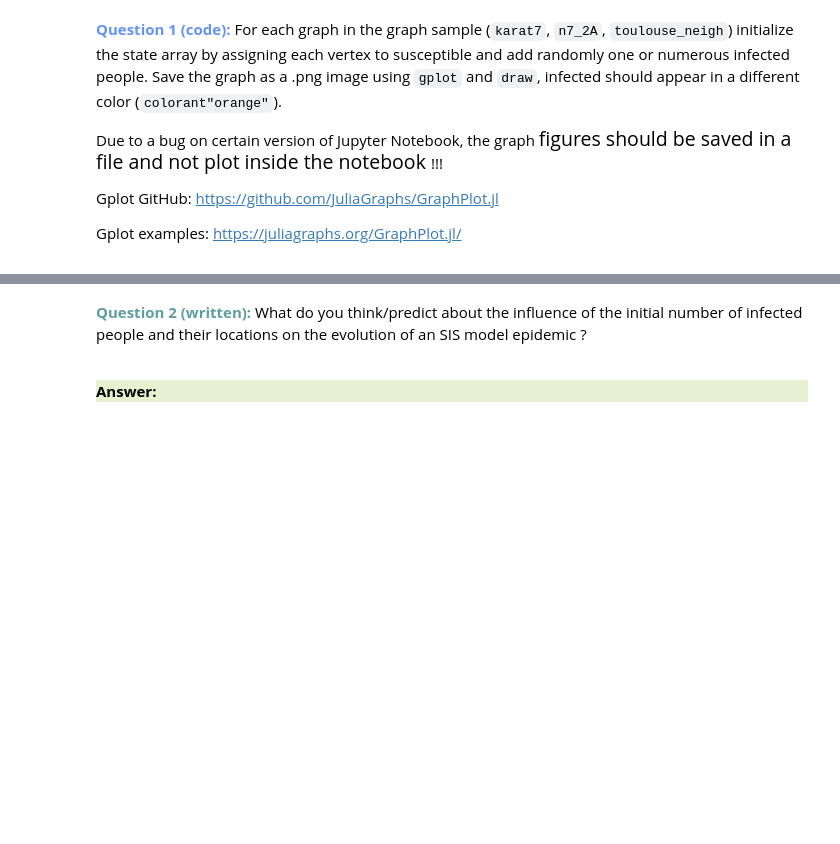
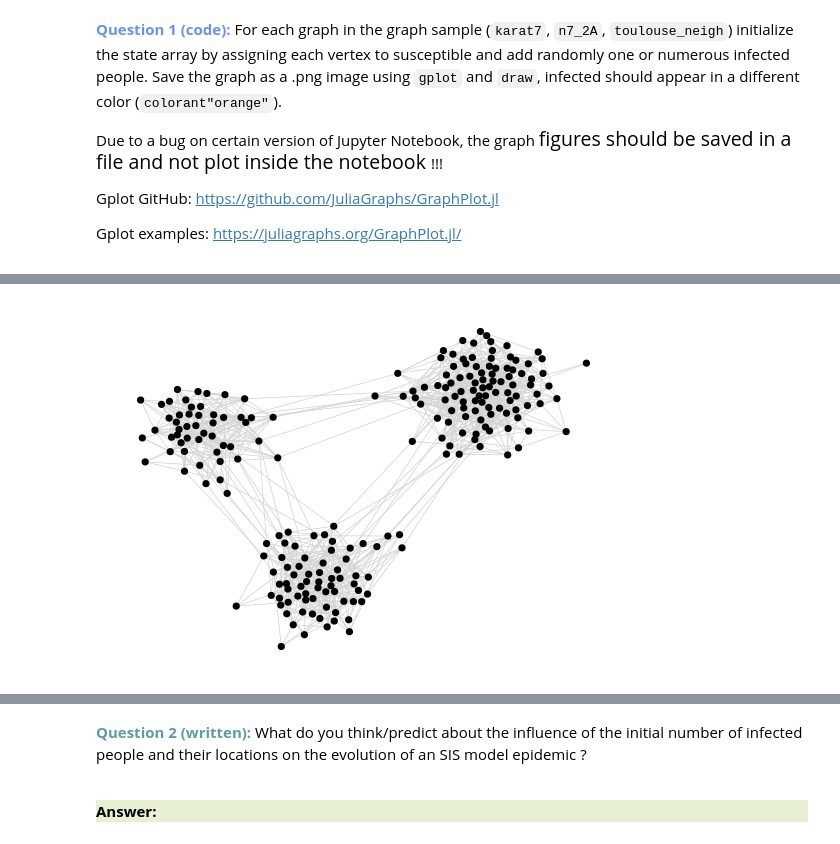
Before and after one commit to julien-blanchon/ProjetTheorieDesGraphes, a Jupyter notebook: graph21-22_nestor.ipynb, the cells around one changed output, grey strips where cells are left out. Cells and saved outputs as stored; diff of their text form; code cells hidden in the pictures; blank space fills up the shorter version.

```diff
--- a/graph21-22_nestor.ipynb
+++ b/graph21-22_nestor.ipynb
@@ -110,6 +112,7 @@ community where connections are denser, connections between department are rarer
 c=[[10,0,0] [0.1,10,0] [0.1,0.1,10]]
 n=[100,70,50]
 n7_2A = stochastic_block_model(c,n)
+locs_x_n7, locs_y_n7 = spring_layout(n7_2A)
 nodecolor = [colorant"lightseagreen"]
 draw(PNG("n7_2A.png", 100cm, 100cm), gplot(n7_2A,nodefillc=nodecolor))
 # %%
@@ -155,17 +167,16 @@ draw(PNG("images/q1/karat7_start.png", 100cm, 100cm), gplot(karat7,nodefillc=nod
 # %%
 # Infect N7_2A
 N = nv(n7_2A)
 N_inf = rand(1:N)
 state_n7_2A = zeros(Int32, N)
 # loop through infected
 for i in 1:N_inf
     state_n7_2A[rand(1:N)] = 1
 end
-# nodes membership
-nodecolor = [colorant"lightseagreen", colorant"orange"]
-# membership color
-nodefillc = nodecolor[state_n7_2A+ones(Int32, N)]
-draw(PNG("images/q1/n7_2A_start.png", 100cm, 100cm), gplot(n7_2A,nodefillc=nodefillc))
+
+plot_graph(n7_2A, state_n7_2A, locs_x_n7, locs_y_n7,"images/q1/n7_2A_start.png")
+# %% [output]
+[figure, added]
 # %%
 # Infect Toulouse_neigh
 N = nv(toulouse_neigh)
```
Also changed, not shown: parts of 10 cells of this notebook, 15 other files.
